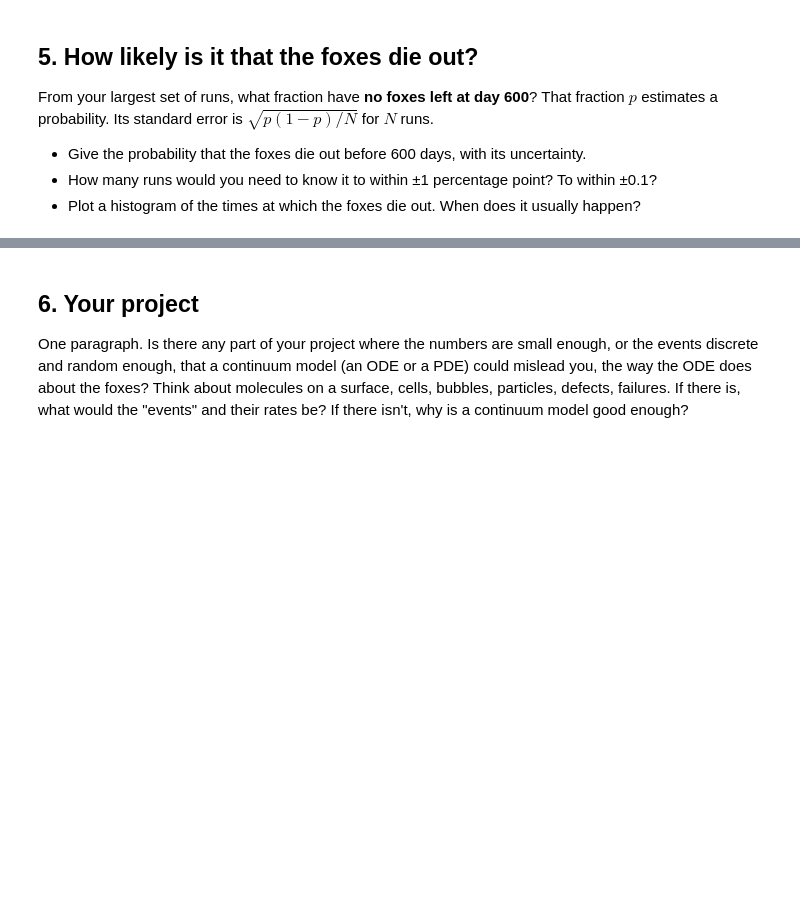
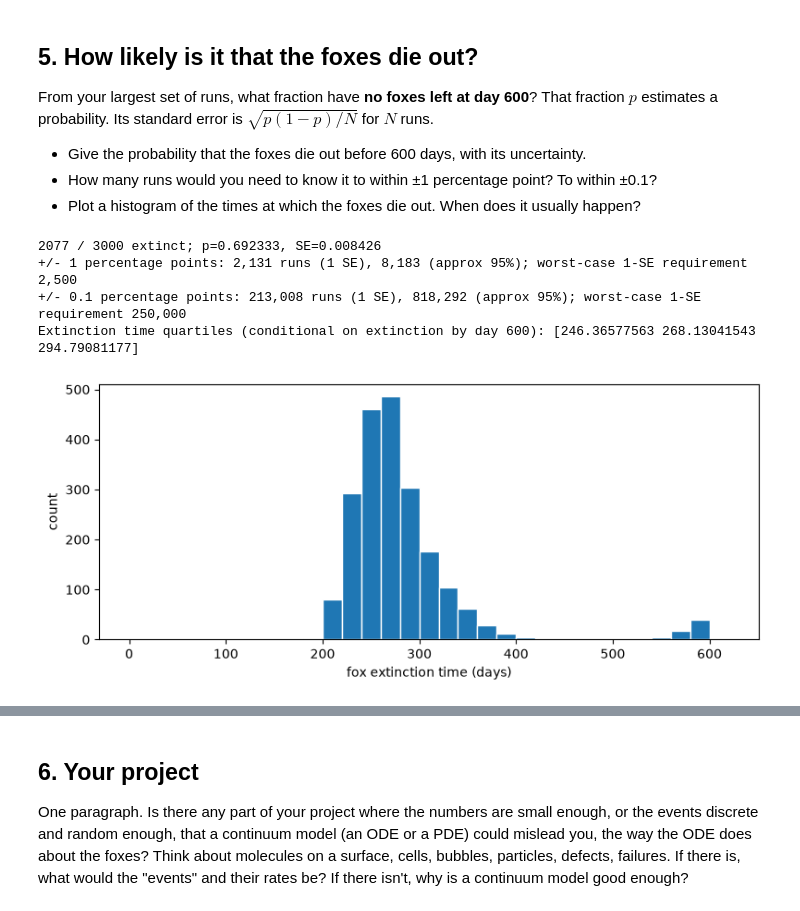
Before and after one commit to Benuloh99/kinetic-monte-carlo, a Jupyter notebook: rabbits-and-foxes-kmc.ipynb, the cells around one changed output, grey strips where cells are left out. Cells and saved outputs as stored; diff of their text form; code cells hidden in the pictures; blank space fills up the shorter version.

Commit message:
Complete task 5: estimate fox extinction probability

```diff
--- a/rabbits-and-foxes-kmc.ipynb
+++ b/rabbits-and-foxes-kmc.ipynb
@@ -400,5 +400,29 @@ $\sqrt{p(1-p)/N}$ for $N$ runs.
   ±0.1?
 - Plot a histogram of the times at which the foxes die out. When does it usually
   happen?
+# %%
+extinct = np.isfinite(data3000[:,2])
+N = len(data3000)
+p = extinct.mean()
+p_se = np.sqrt(p*(1-p)/N)
+print(f'{extinct.sum()} / {N} extinct; p={p:.6f}, SE={p_se:.6f}')
+for eps in [.01,.001]:
+    need = math.ceil(p*(1-p)/eps**2)
+    need95 = math.ceil(1.96**2*p*(1-p)/eps**2)
+    worst = math.ceil(.25/eps**2)
+    print(f'+/- {100*eps:g} percentage points: {need:,} runs (1 SE), '
+          f'{need95:,} (approx 95%); worst-case 1-SE requirement {worst:,}')
+extinction_quartiles = np.percentile(data3000[extinct,2],[25,50,75])
+print('Extinction time quartiles (conditional on extinction by day 600):',extinction_quartiles)
+fig, ax = plt.subplots(figsize=(8,3.5))
+ax.hist(data3000[extinct,2],bins=np.arange(0,621,20),edgecolor='white')
+ax.set(xlabel='fox extinction time (days)',ylabel='count')
+plt.tight_layout(); plt.show()
+# %% [output]
+2077 / 3000 extinct; p=0.692333, SE=0.008426
++/- 1 percentage points: 2,131 runs (1 SE), 8,183 (approx 95%); worst-case 1-SE requirement 2,500
++/- 0.1 percentage points: 213,008 runs (1 SE), 818,292 (approx 95%); worst-case 1-SE requirement 250,000
+Extinction time quartiles (conditional on extinction by day 600): [246.36577563 268.13041543 294.79081177]
+[figure, added]
 # %% [markdown]
 *Answer:*
```
Also changed, not shown: parts of 1 cell of this notebook, 1 other file.
